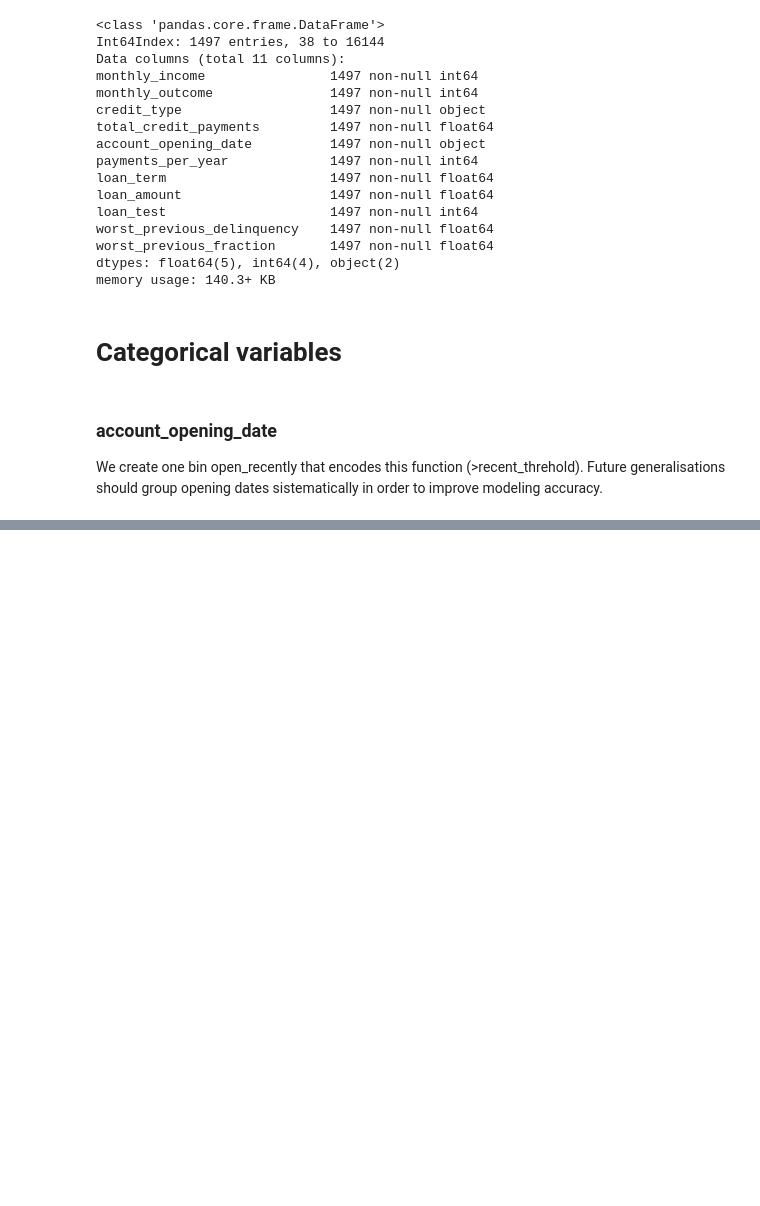
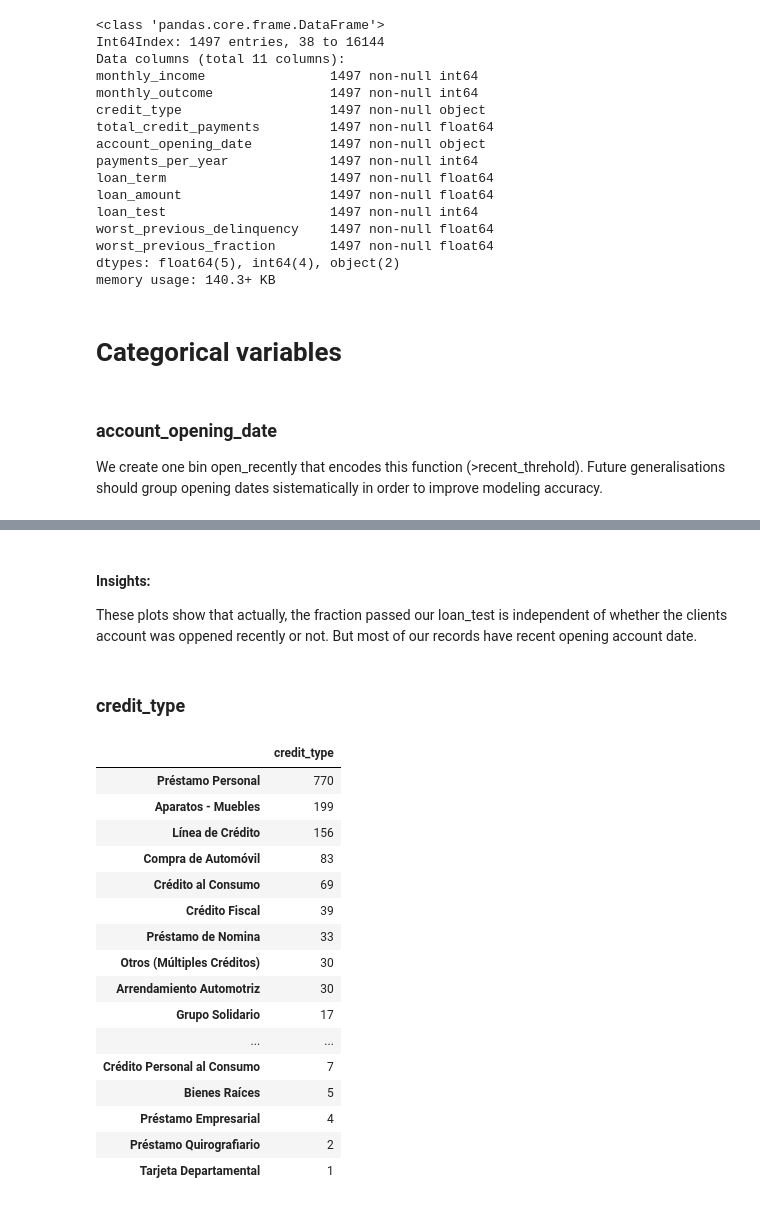
Before and after one commit to reneang17/fintech-demo, a Jupyter notebook: data_preparation.ipynb, the cells around one changed output, grey strips where cells are left out. Saved outputs shown, nothing was run; the diff lists cells and outputs as text; code cells hidden in the pictures; blank space fills up the shorter version.

```diff
--- a/data_preparation.ipynb
+++ b/data_preparation.ipynb
@@ -219,0 +221,27 @@ df.drop(columns = ['account_opening_date'], inplace = True)
+# %% [markdown]
+ #### Insights:
+ These plots show that actually, the fraction passed our loan_test is independent
+ of whether the clients account was oppened recently or not. But most of our records
+ have recent opening account date.
+# %% [markdown]
+### credit_type
+# %%
+pd.value_counts(df.credit_type).to_frame()
+# %% [output]
+|  | credit_type |
+| Préstamo Personal | 770 |
+| Aparatos - Muebles | 199 |
+| Línea de Crédito | 156 |
+| Compra de Automóvil | 83 |
+| Crédito al Consumo | 69 |
+| Crédito Fiscal | 39 |
+| Préstamo de Nomina | 33 |
+| Otros (Múltiples Créditos) | 30 |
+| Arrendamiento Automotriz | 30 |
+| Grupo Solidario | 17 |
+| ... | ... |
+| Crédito Personal al Consumo | 7 |
+| Bienes Raíces | 5 |
+| Préstamo Empresarial | 4 |
+| Préstamo Quirografiario | 2 |
+| Tarjeta Departamental | 1 |
```
Also changed, not shown: parts of 6 cells of this notebook.
